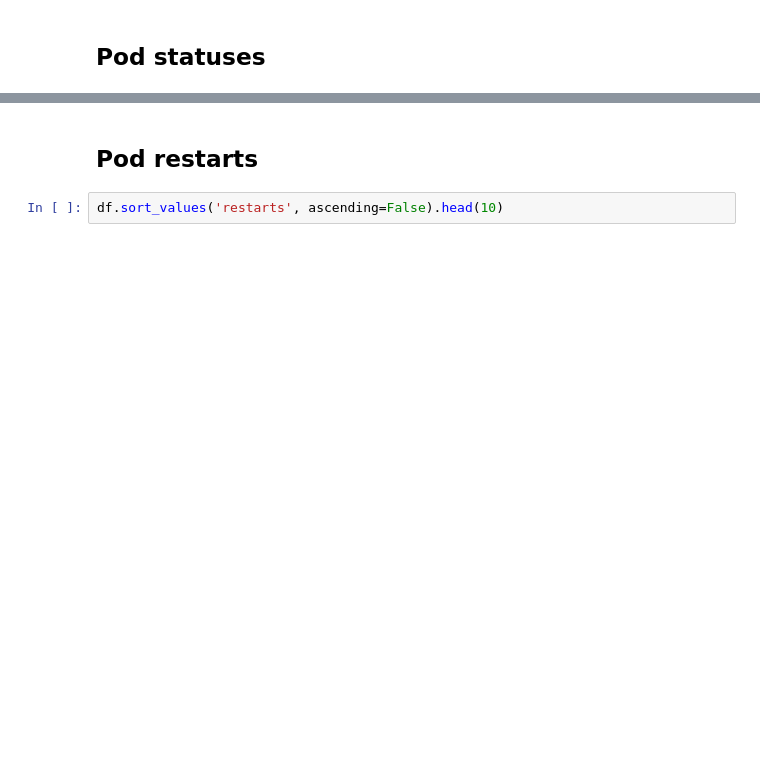
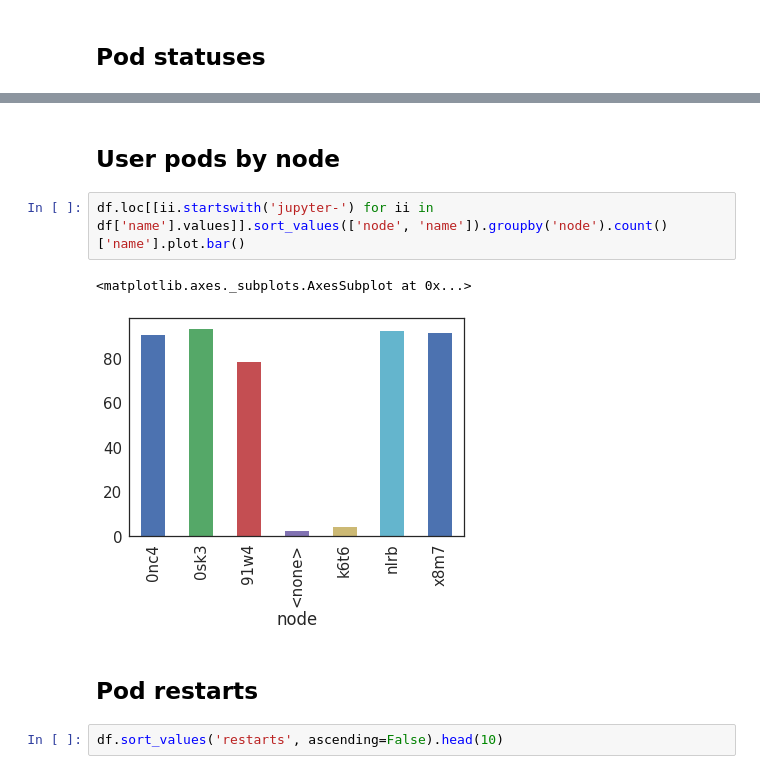
Before and after one commit to jupyterhub/mybinder-tools, a Jupyter notebook: metrics.ipynb, the cells around one changed output, grey strips where cells are left out. Saved outputs shown, nothing was run; the diff lists cells and outputs as text; blank space fills up the shorter version.

```diff
--- a/metrics.ipynb
+++ b/metrics.ipynb
@@ -101,3 +145,10 @@ df.loc[[not ii.startswith('jupyter-') for ii in df['name'].values]].sort_values(
+# %% [markdown]
+## User pods by node
+# %%
+df.loc[[ii.startswith('jupyter-') for ii in df['name'].values]].sort_values(['node', 'name']).groupby('node').count()['name'].plot.bar()
+# %% [output]
+<matplotlib.axes._subplots.AxesSubplot at 0x...>
+[figure, added]
 # %% [markdown]
 ## Pod restarts
 # %%
```
Also changed, not shown: parts of 17 cells of this notebook, 2 other files.
